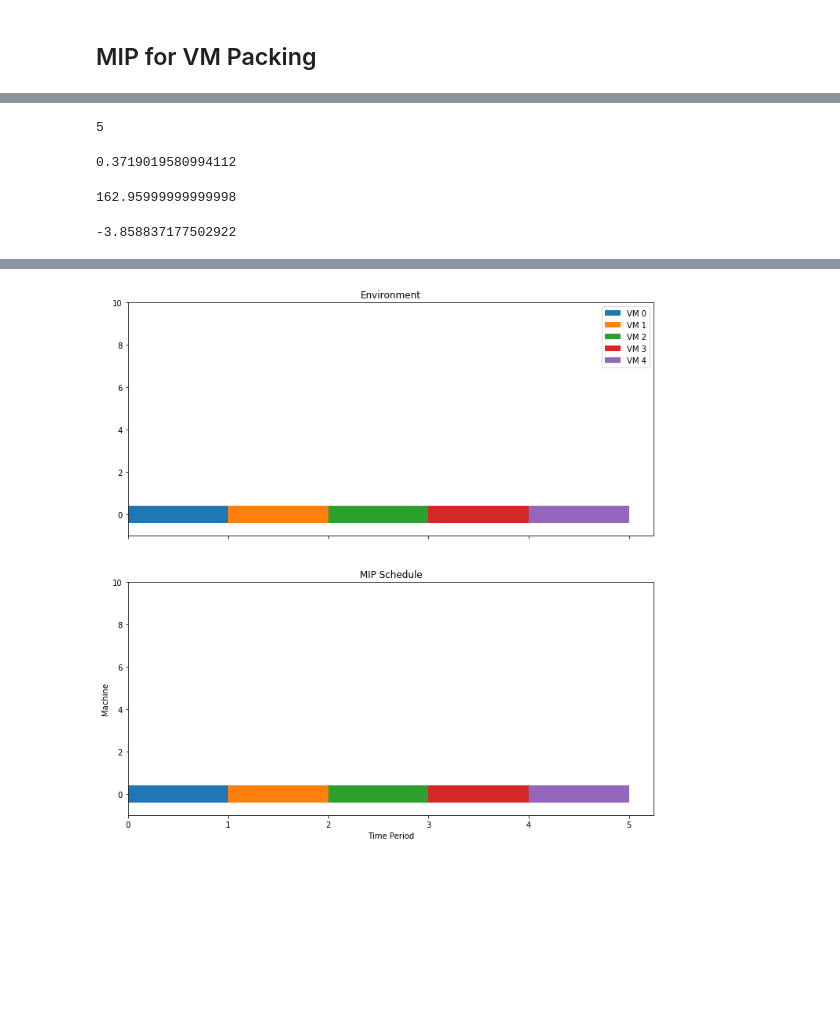
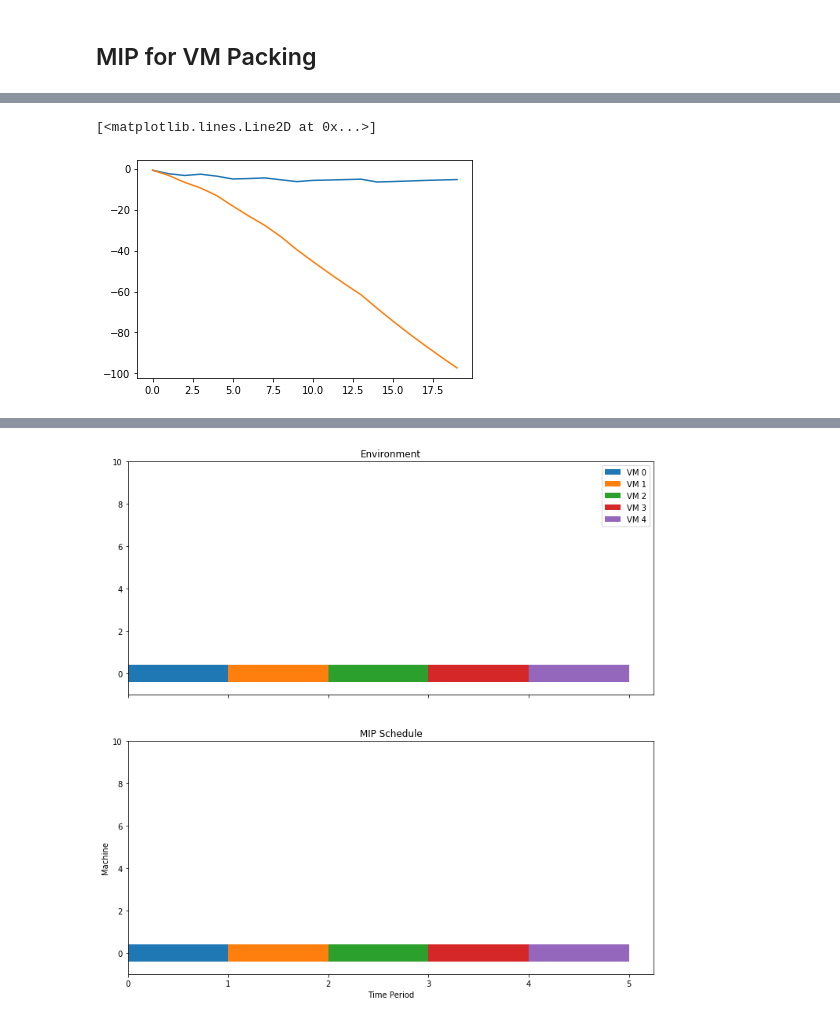
Before and after one commit to hubbs5/or-gym, a Jupyter notebook: notebooks/vm_packing_opt.ipynb, the cells around one changed output, grey strips where cells are left out. Drawn from its saved outputs; the diff is of its cells as text; code cells hidden in the pictures; blank space fills up the shorter version.

Commit message:
storing results

```diff
--- a/notebooks/vm_packing_opt.ipynb
+++ b/notebooks/vm_packing_opt.ipynb
@@ -128,7 +130,8 @@ fixed_demand = env.demand.copy()
 # env.n_pms = 10
 %timeit
 env = or_gym.make('VMPacking-v0')
-# env.reset()
+env.step_limit = 20
+env.reset()
 # env.demand = fixed_demand.copy()
 m = ConcreteModel()
 
@@ -197,7 +200,10 @@ m.obj = Objective(expr=(
     sense=maximize)
 
 solver = SolverFactory('gurobi')
-results = solver.solve(m)
+solver.options['MIPGap'] = 0.05
+solver.options['Threads'] = 4
+# solver.options
+results = solver.solve(m, tee=True)
 
 plan = []
 for v in m.v:
@@ -230,16 +254,6 @@ print(m.obj.expr())
-# %%
-env.step_count
-# %% [output]
-5
-# %%
-601.14/438.18-1
-# %% [output]
-0.3719019580994112
-# %%
-601.14-438.18
-# %% [output]
-162.95999999999998
-# %%
-sum(rewards)
-# %% [output]
--3.858837177502922
+# %%
+plt.plot(rewards)
+plt.plot(np.cumsum(rewards))
+# %% [output]
+[<matplotlib.lines.Line2D at 0x...>]
+[figure, added]
```
Also changed, not shown: parts of 35 cells of this notebook, 3 other files.
